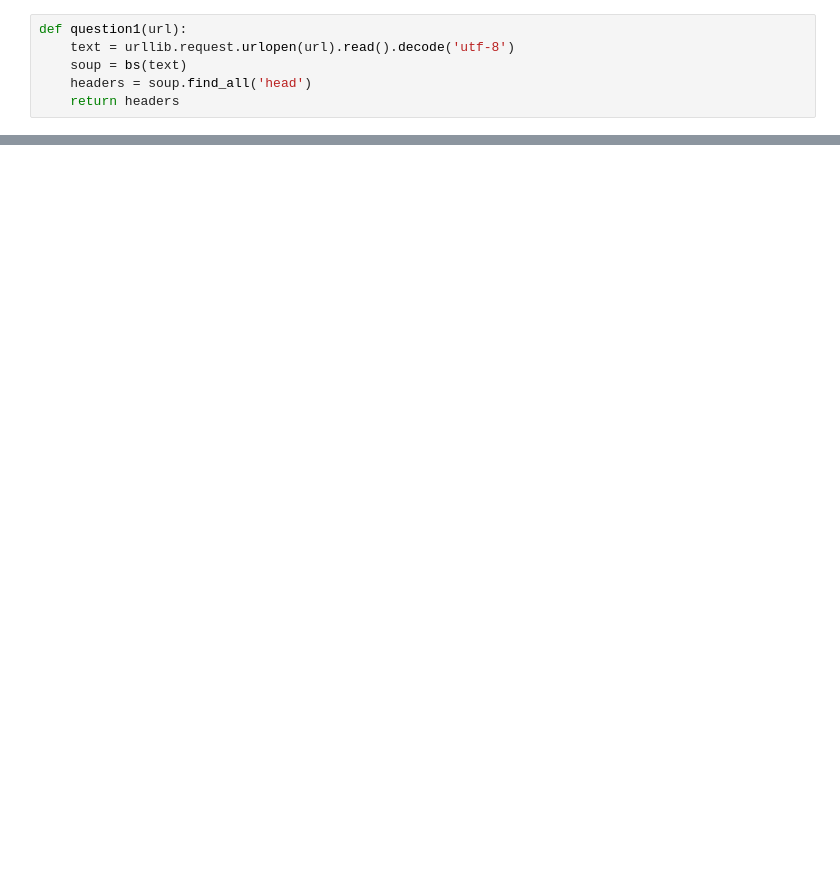
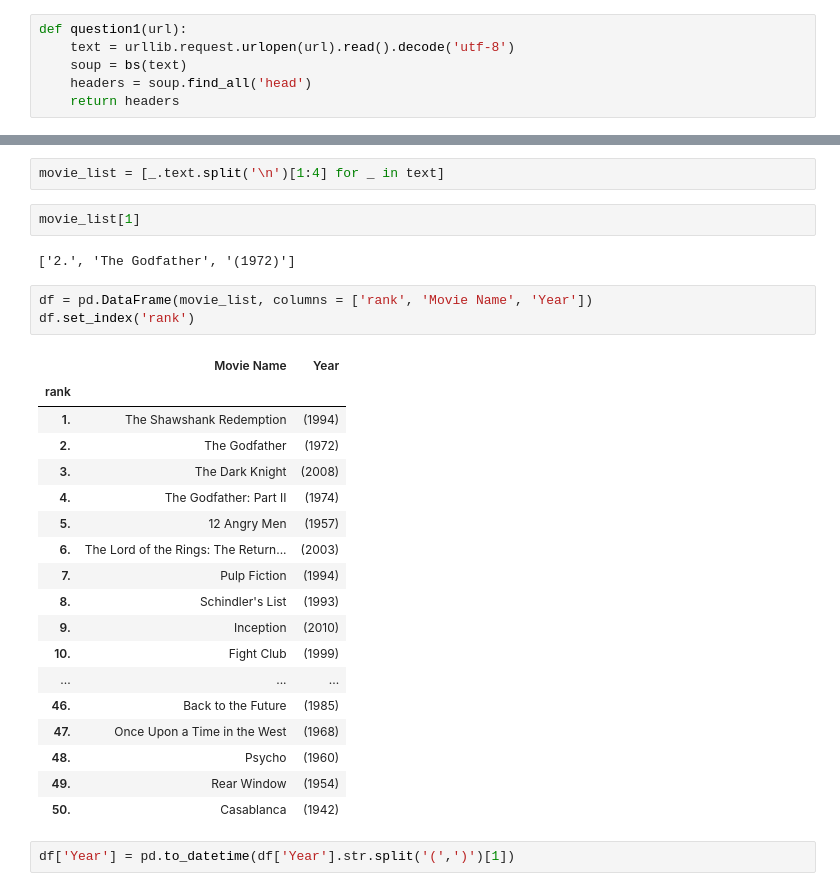
Before and after one commit to zobekenobe/Internship, a Jupyter notebook: WebScraping_Assignment_1/Web Scraping Assingment 1.ipynb, the cells around one changed output, grey strips where cells are left out. Drawn from its saved outputs; the diff is of its cells as text; blank space fills up the shorter version.

```diff
--- a/WebScraping_Assignment_1/Web Scraping Assingment 1.ipynb
+++ b/WebScraping_Assignment_1/Web Scraping Assingment 1.ipynb
@@ -55,0 +69,30 @@ headers
+# %%
+movie_list = [_.text.split('\n')[1:4] for _ in text]
+# %%
+movie_list[1]
+# %% [output]
+['2.', 'The Godfather', '(1972)']
+# %%
+df = pd.DataFrame(movie_list, columns = ['rank', 'Movie Name', 'Year'])
+df.set_index('rank')
+# %% [output]
+|  | Movie Name | Year |
+| rank |  |  |
+| 1. | The Shawshank Redemption | (1994) |
+| 2. | The Godfather | (1972) |
+| 3. | The Dark Knight | (2008) |
+| 4. | The Godfather: Part II | (1974) |
+| 5. | 12 Angry Men | (1957) |
+| 6. | The Lord of the Rings: The Return... | (2003) |
+| 7. | Pulp Fiction | (1994) |
+| 8. | Schindler's List | (1993) |
+| 9. | Inception | (2010) |
+| 10. | Fight Club | (1999) |
+| ... | ... | ... |
+| 46. | Back to the Future | (1985) |
+| 47. | Once Upon a Time in the West | (1968) |
+| 48. | Psycho | (1960) |
+| 49. | Rear Window | (1954) |
+| 50. | Casablanca | (1942) |
+# %%
+df['Year'] = pd.to_datetime(df['Year'].str.split('(',')')[1])
```
Also changed, not shown: parts of 16 cells of this notebook.
